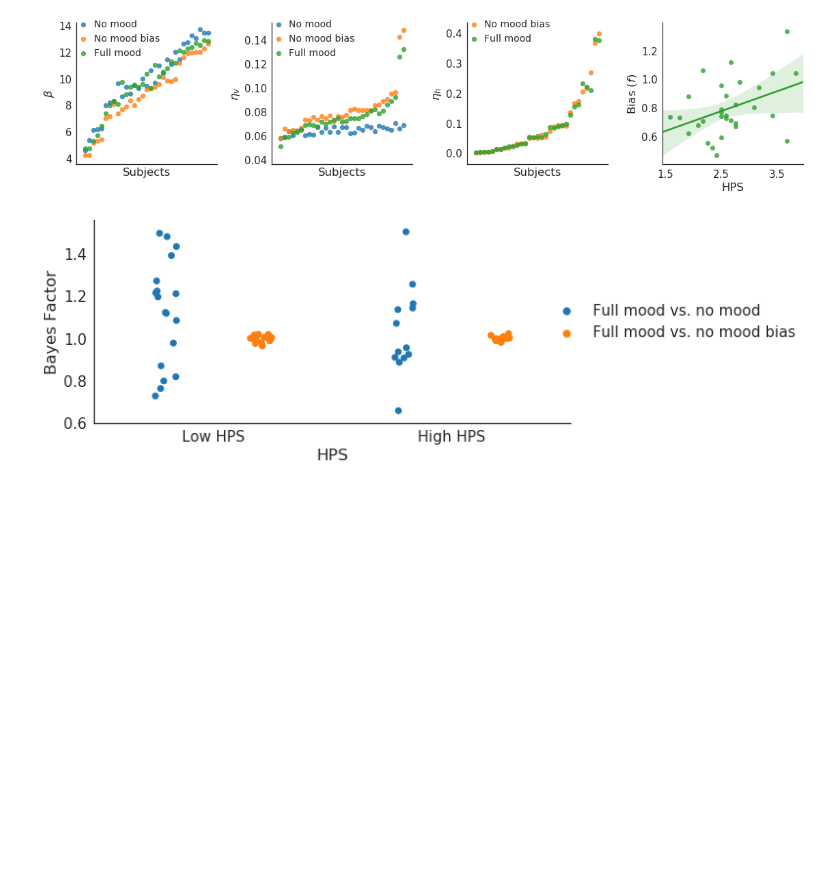
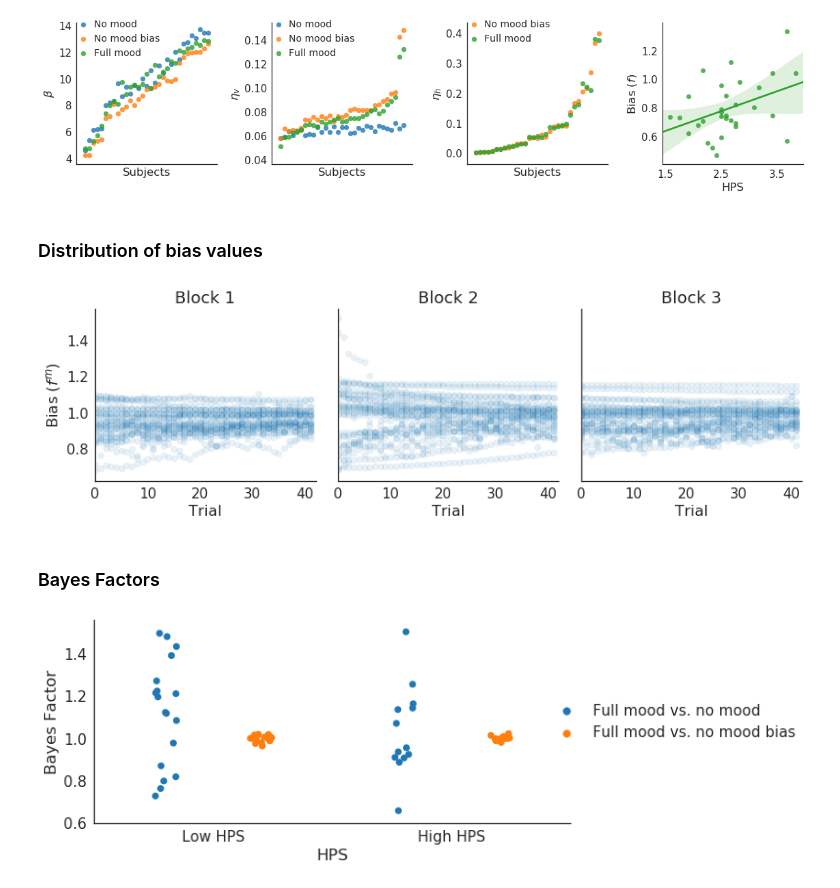
Before and after one commit to szorowi1/pni-rotations, a Jupyter notebook: results_modeling.ipynb, the cells around one changed output. Saved outputs shown, nothing was run; the diff lists cells and outputs as text; code cells hidden in the pictures; blank space fills up the shorter version.

```diff
--- a/results_modeling.ipynb
+++ b/results_modeling.ipynb
@@ -416,6 +416,41 @@ sns.despine()
 plt.tight_layout()
 # %% [output]
 [figure]
+# %% [markdown]
+### Distribution of bias values
+# %%
+#~~~~~~~~~~~~~~~~~~~~~~~~~~~~~~~~~~~~~~~~~~#
+### Prepare data.
+#~~~~~~~~~~~~~~~~~~~~~~~~~~~~~~~~~~~~~~~~~~#
+
+f = np.median(fit3['f'], axis=0)
+h_pred = np.median(fit3['h_pred'], axis=0)
+M_pred = np.tanh(h_pred)
+
+bias = np.array([np.power(a, b) for a, b in zip(f, M_pred)])
+
+#~~~~~~~~~~~~~~~~~~~~~~~~~~~~~~~~~~~~~~~~~~#
+### Plotting.
+#~~~~~~~~~~~~~~~~~~~~~~~~~~~~~~~~~~~~~~~~~~#
+
+## Initialize canvas.
+fig, axes = plt.subplots(1,3,figsize=(12,4), sharex=True, sharey=True)
+
+## Plot.
+for arr in bias:
+
+    for j, ax in enumerate(axes):
+
+        ax.scatter(np.arange(42), arr[j], color='#1f77b4', alpha=0.1)
+        ax.set(xlim=(0,42), xlabel='Trial', title='Block %s' %(j+1))
+        if not j: ax.set_ylabel(r'Bias ($f^m$)')
+
+sns.despine()
+plt.tight_layout()
+# %% [output]
+[figure, added]
+# %% [markdown]
+### Bayes Factors
 # %%
 def zscore(arr):
     return (arr - arr.mean()) / arr.std()
```
Also changed, not shown: 1 other file.
